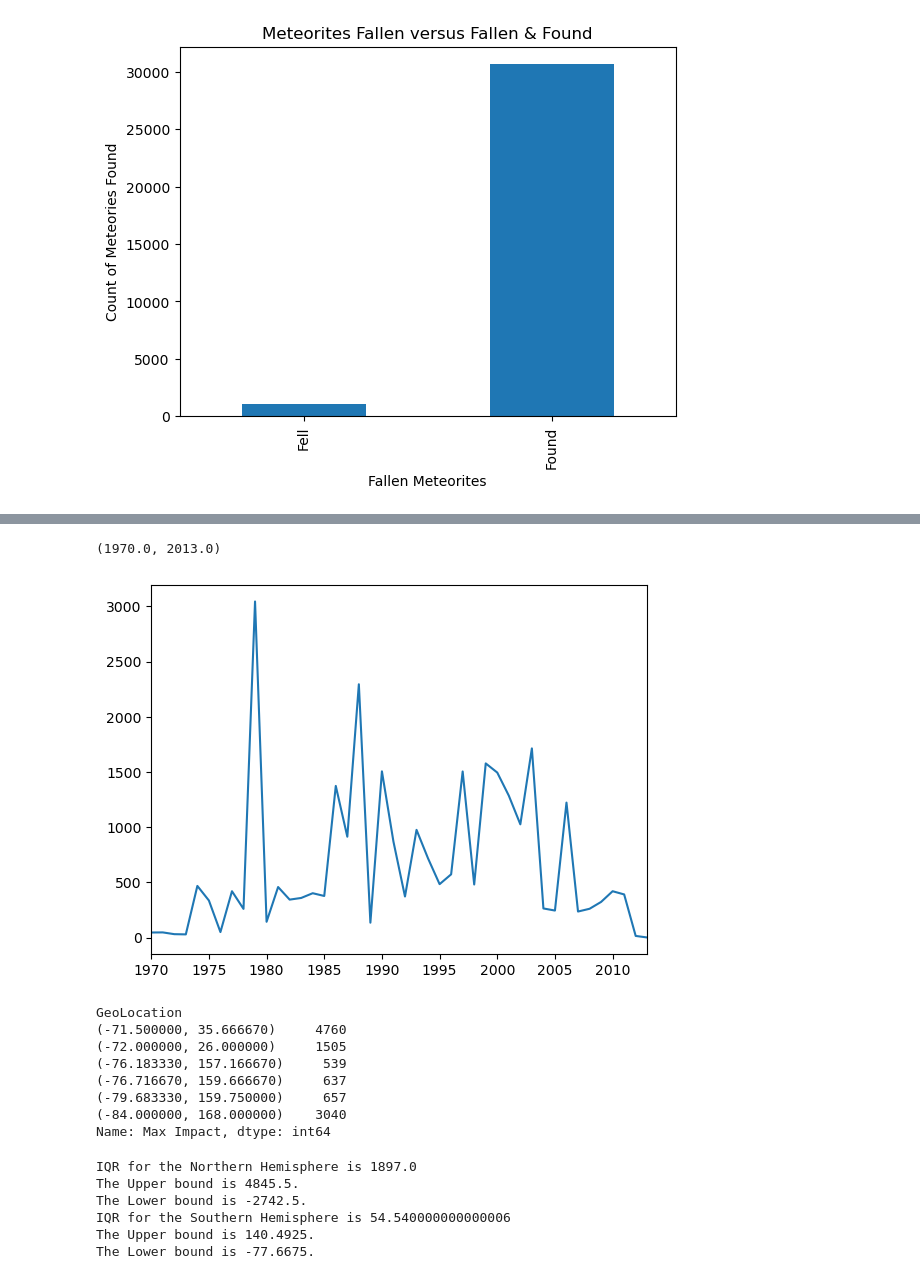
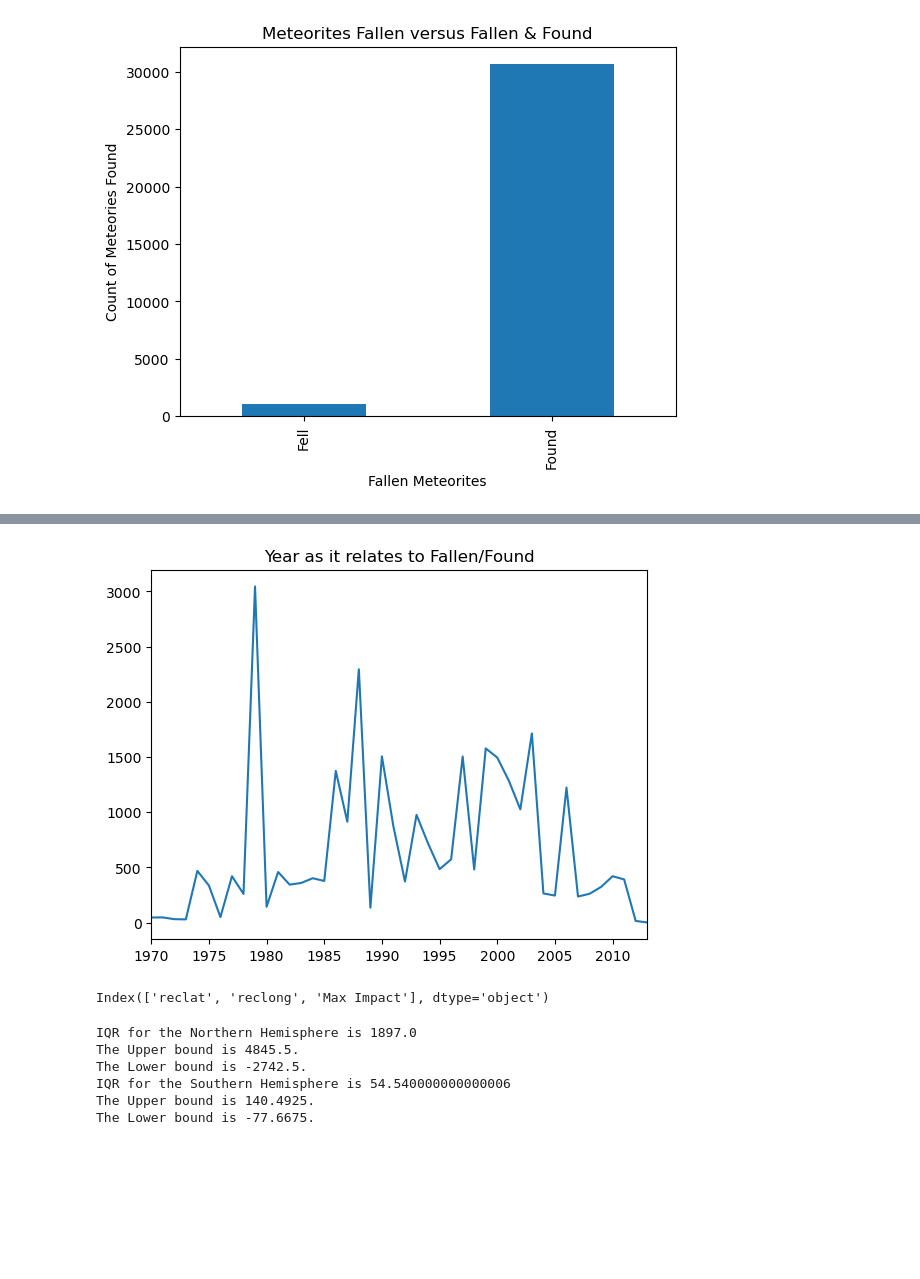
Before and after one commit to oliviabedford24/meteorite-data-analysis, a Jupyter notebook: christopher_project_1_analysis.ipynb, the cells around one changed output, grey strips where cells are left out. Cells and saved outputs as stored; diff of their text form; code cells hidden in the pictures; blank space fills up the shorter version.

```diff
--- a/christopher_project_1_analysis.ipynb
+++ b/christopher_project_1_analysis.ipynb
@@ -96,12 +129,14 @@ plt.show()
 # %%
 #how are fallen/found related to the year?
 year_fall_count = df.groupby(["year"])["fall"].count()
 year = df.groupby(["year"])["year"].unique()
 plt.plot(year,year_fall_count)
+plt.title("Year as it relates to Fallen/Found")
 plt.xlim(1970,df["year"].max())
+plt.savefig("Images/boxplot-hemisphere.png")
+plt.show()
 # %% [output]
-(1970.0, 2013.0)
-[figure, old version]
+[figure, new version]
 # %%
 #Most frequently hit impact sites we've got the top 6 impact sites. We just need to plot these using the lat and long.
 lat_long = df.groupby(["reclat", "reclong"],as_index = False)
@@ -116,14 +151,9 @@ merge_meteor = merge_meteor.rename(columns={"name_y": "Max Impact","name_x":"nam
 
 #Find sites with a max impact of 500 or more.
 top_meteor = merge_meteor.loc[merge_meteor["Max Impact"] >= 500]
-max_impact = top_meteor.groupby(["GeoLocation"])
-max_impact["Max Impact"].max()
+max_impact = top_meteor.groupby(["reclat","reclong"], as_index=False)["Max Impact"].max()
+max_impact.head()
+geo_list = pd.DataFrame(max_impact)
+geo_list.columns
 # %% [output]
-GeoLocation
-(-71.500000, 35.666670)     4760
-(-72.000000, 26.000000)     1505
-(-76.183330, 157.166670)     539
-(-76.716670, 159.666670)     637
-(-79.683330, 159.750000)     657
-(-84.000000, 168.000000)    3040
-Name: Max Impact, dtype: int64
+Index(['reclat', 'reclong', 'Max Impact'], dtype='object')
```
Also changed, not shown: parts of 10 cells of this notebook, 8 other files.
